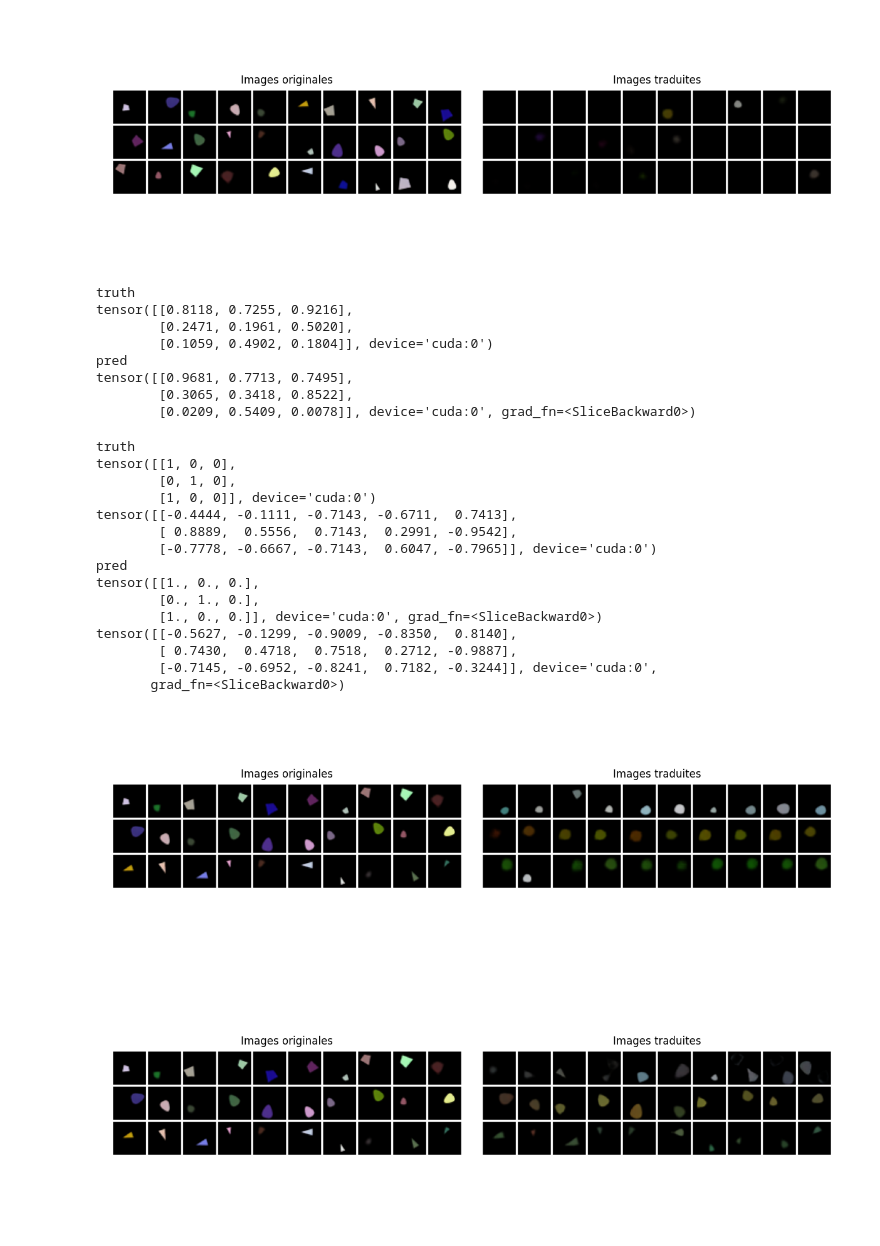
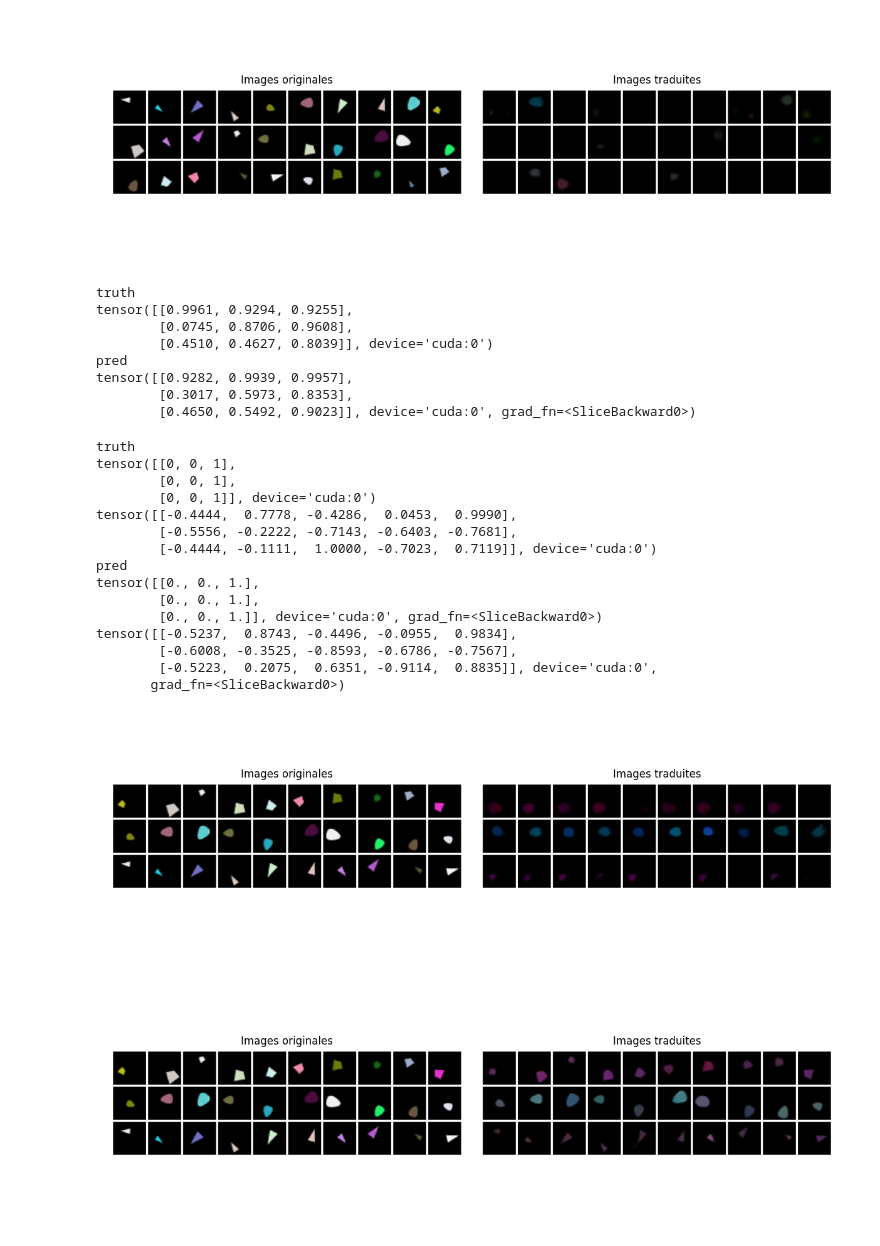
Before and after one commit to lucas-ch/gwsyn, a Jupyter notebook: notebooks/syn_3_modules_full.ipynb, the cells around one changed output. Drawn from its saved outputs; the diff is of its cells as text; code cells hidden in the pictures.

```diff
--- a/notebooks/syn_3_modules_full.ipynb
+++ b/notebooks/syn_3_modules_full.ipynb
@@ -29,10 +29,10 @@ from sklearn.preprocessing import StandardScaler
 
 %matplotlib widget
 # %%
-condition = "syn_3mod_s60_retry"
+condition = "meh"
 checkpoint_epoch = 0
 n_samples_test = 300
-split = "train"
+split = "test"
 # %%
 experiment_name = get_experiment_name(condition, "biased_00", 0)
 modules = get_setup_modules('syn', experiment_name)
@@ -130,7 +130,7 @@ decoded_images_tcv= visual_module.decode_images(x_pred_2['v_latents'])
 fig = plot_original_translated_comparison(original_images_rgb, decoded_images_tcv)
 plt.show()
 # %% [output]
-[figure, old version]
+[figure, new version]
 # %%
 # translation_v_latents_to_color
 
@@ -147,13 +147,13 @@ print('pred')
 print(x_pred['color'][0:3])
 # %% [output]
 truth
-tensor([[0.8118, 0.7255, 0.9216],
-        [0.2471, 0.1961, 0.5020],
-        [0.1059, 0.4902, 0.1804]], device='cuda:0')
+tensor([[0.9961, 0.9294, 0.9255],
+        [0.0745, 0.8706, 0.9608],
+        [0.4510, 0.4627, 0.8039]], device='cuda:0')
 pred
-tensor([[0.9681, 0.7713, 0.7495],
-        [0.3065, 0.3418, 0.8522],
-        [0.0209, 0.5409, 0.0078]], device='cuda:0', grad_fn=<SliceBackward0>)
+tensor([[0.9282, 0.9939, 0.9957],
+        [0.3017, 0.5973, 0.8353],
+        [0.4650, 0.5492, 0.9023]], device='cuda:0', grad_fn=<SliceBackward0>)
 # %%
 # translation_v_latents_to_attr
 
@@ -174,19 +174,19 @@ print(torch.round(pr[0])[0:3])
 print(pr[1][0:3])
 # %% [output]
 truth
-tensor([[1, 0, 0],
-        [0, 1, 0],
-        [1, 0, 0]], device='cuda:0')
-tensor([[-0.4444, -0.1111, -0.7143, -0.6711,  0.7413],
-        [ 0.8889,  0.5556,  0.7143,  0.2991, -0.9542],
-        [-0.7778, -0.6667, -0.7143,  0.6047, -0.7965]], device='cuda:0')
+tensor([[0, 0, 1],
+        [0, 0, 1],
+        [0, 0, 1]], device='cuda:0')
+tensor([[-0.4444,  0.7778, -0.4286,  0.0453,  0.9990],
+        [-0.5556, -0.2222, -0.7143, -0.6403, -0.7681],
+        [-0.4444, -0.1111,  1.0000, -0.7023,  0.7119]], device='cuda:0')
 pred
-tensor([[1., 0., 0.],
-        [0., 1., 0.],
-        [1., 0., 0.]], device='cuda:0', grad_fn=<SliceBackward0>)
-tensor([[-0.5627, -0.1299, -0.9009, -0.8350,  0.8140],
-        [ 0.7430,  0.4718,  0.7518,  0.2712, -0.9887],
-        [-0.7145, -0.6952, -0.8241,  0.7182, -0.3244]], device='cuda:0',
+tensor([[0., 0., 1.],
+        [0., 0., 1.],
+        [0., 0., 1.]], device='cuda:0', grad_fn=<SliceBackward0>)
+tensor([[-0.5237,  0.8743, -0.4496, -0.0955,  0.9834],
+        [-0.6008, -0.3525, -0.8593, -0.6786, -0.7567],
+        [-0.5223,  0.2075,  0.6351, -0.9114,  0.8835]], device='cuda:0',
        grad_fn=<SliceBackward0>)
 # %%
 # attribute to color to v_latents
@@ -213,17 +213,17 @@ cat = original_attr[0]
 fig = plot_original_translated_comparison(get_n_per_category(original_images_rgb, cat, 10), get_n_per_category(decoded_images_dt, cat, 10))
 plt.show()
 # %% [output]
-[figure, old version]
+[figure, new version]
 # %%
 # fusion: attribut to color to v_latent and attr to v_latents
-p = 0.6
+p = 0.7
 fusion = x_pred_1['v_latents']*p + x_pred_3['v_latents']*(1-p)
 decoded_images_f= visual_module.decode_images(fusion)
 
 fig = plot_original_translated_comparison(get_n_per_category(original_images_rgb, cat, 10), get_n_per_category(decoded_images_f, cat, 10))
 plt.show()
 # %% [output]
-[figure, old version]
+[figure, new version]
 # %%
 # est ce qu'on peut reconnaitre la catégorie avec seulement la couleur de l'espace latent attribut?
 scaler = StandardScaler()
```
Also changed, not shown: parts of 5 cells of this notebook, 4 other files.
